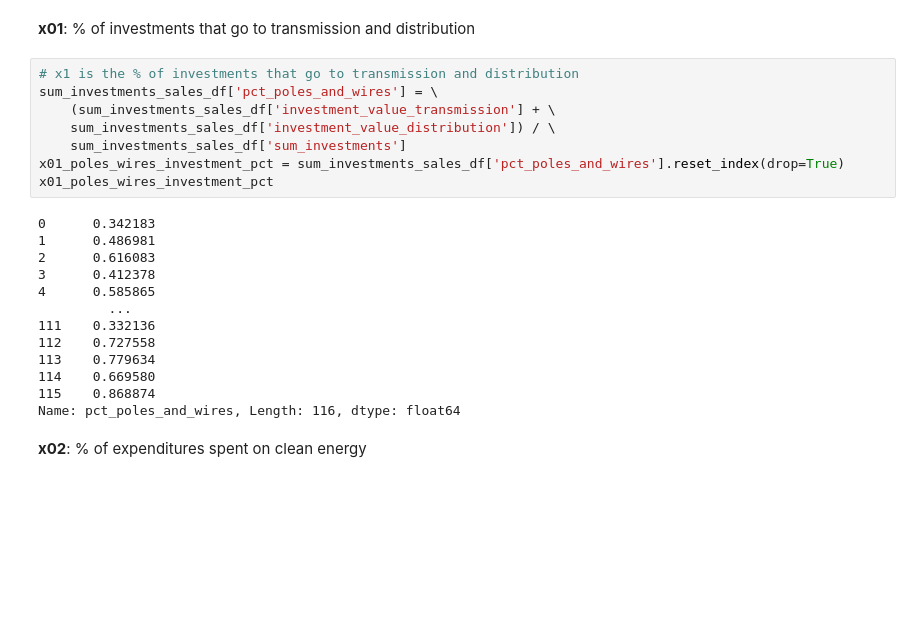
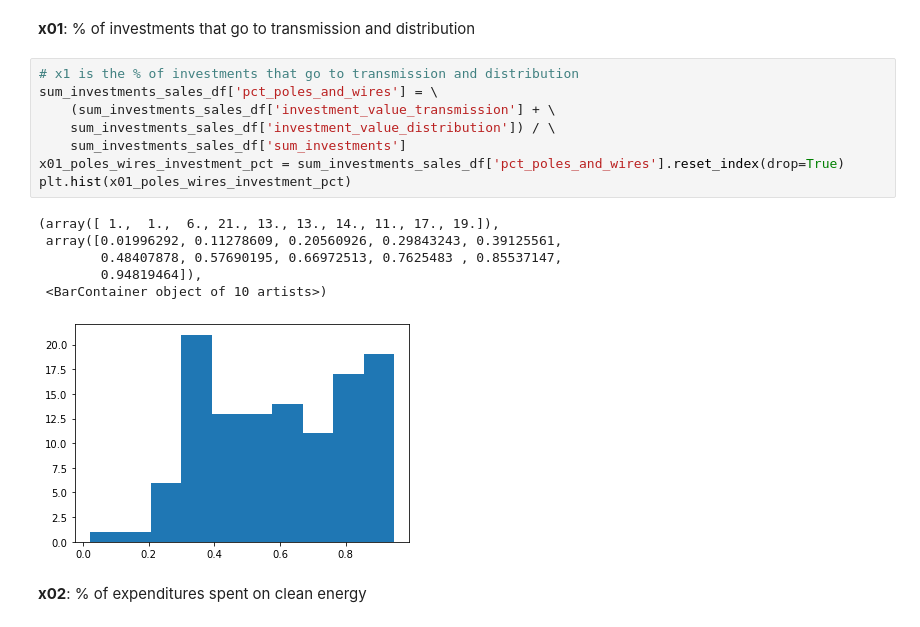
Before and after one commit to 2elle2/rmi-project, a Jupyter notebook: model/03_feature_engineering.ipynb, the cells around one changed output. Drawn from its saved outputs; the diff is of its cells as text; blank space fills up the shorter version.

```diff
--- a/model/03_feature_engineering.ipynb
+++ b/model/03_feature_engineering.ipynb
@@ -324,24 +324,18 @@ __x01__: % of investments that go to transmission and distribution
 # %%
 # x1 is the % of investments that go to transmission and distribution
 sum_investments_sales_df['pct_poles_and_wires'] = \
     (sum_investments_sales_df['investment_value_transmission'] + \
     sum_investments_sales_df['investment_value_distribution']) / \
     sum_investments_sales_df['sum_investments']
 x01_poles_wires_investment_pct = sum_investments_sales_df['pct_poles_and_wires'].reset_index(drop=True)
-x01_poles_wires_investment_pct
+plt.hist(x01_poles_wires_investment_pct)
 # %% [output]
-0      0.342183
-1      0.486981
-2      0.616083
-3      0.412378
-4      0.585865
-         ...
-111    0.332136
-112    0.727558
-113    0.779634
-114    0.669580
-115    0.868874
-Name: pct_poles_and_wires, Length: 116, dtype: float64
+(array([ 1.,  1.,  6., 21., 13., 13., 14., 11., 17., 19.]),
+ array([0.01996292, 0.11278609, 0.20560926, 0.29843243, 0.39125561,
+        0.48407878, 0.57690195, 0.66972513, 0.7625483 , 0.85537147,
+        0.94819464]),
+ <BarContainer object of 10 artists>)
+[figure, added]
 # %% [markdown]
 __x02__: % of expenditures spent on clean energy
 # %%
```
Also changed, not shown: parts of 12 cells of this notebook, 10 other files.
